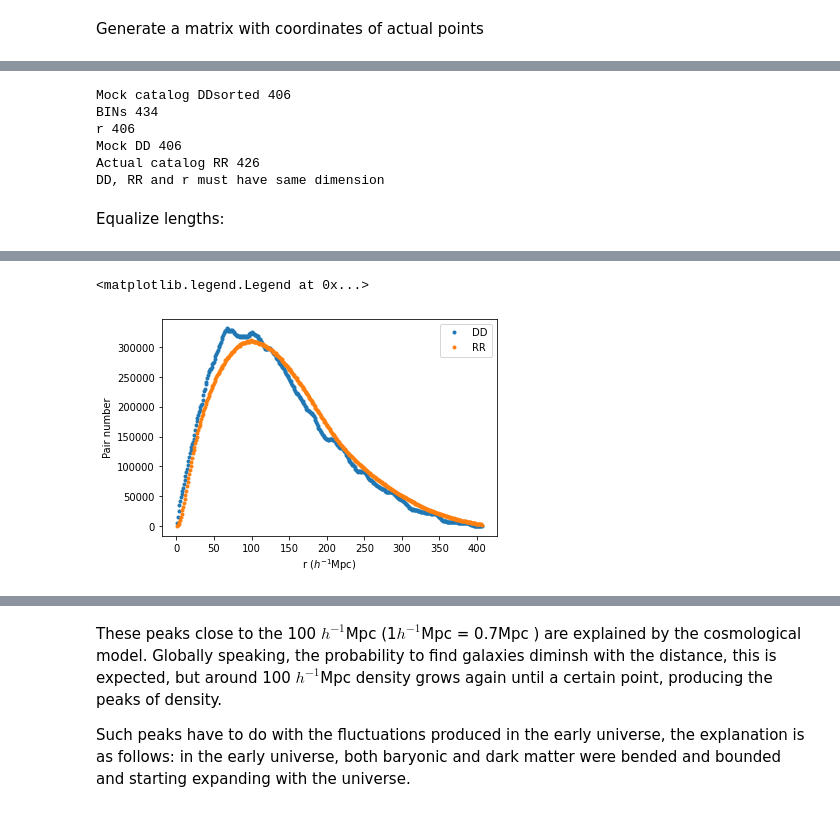
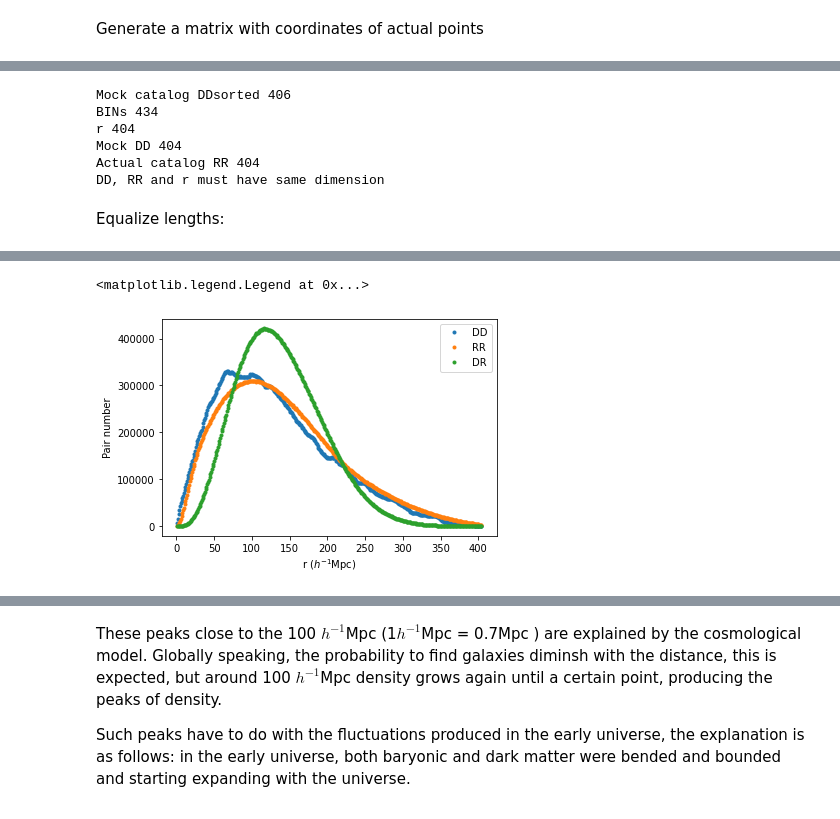
Before and after one commit to carlostp12/tfm, a Jupyter notebook: python/notebook/notebook-sdss.ipynb, the cells around one changed output, grey strips where cells are left out. Drawn from its saved outputs; the diff is of its cells as text; code cells hidden in the pictures.

```diff
--- a/python/notebook/notebook-sdss.ipynb
+++ b/python/notebook/notebook-sdss.ipynb
@@ -219,28 +243,37 @@ bins = np.arange(min_dist, max_dist, dr)  # generamos intérvalos de distancia
 
 digitized = None
 digitized_cat = None
+distances_lan = None
 distances = None
 
 for i in range(len(p)):
     distances =     np.array([euclidean(p[i], p[j])         for j in range(i+1, len(p))])
     distances_cat = np.array([euclidean(p_cat[i], p_cat[j]) for j in range(i+1, len(p))])
+    distances_lan = np.array([ (euclidean(p[i], p_cat[j]) + euclidean(p[j], p_cat[i]))/2  for j in range(i+1, len(p))])
+    #distances_lan = np.array([ (euclidean(p[i], p_cat[j]) + euclidean(p[j], p_cat[i]))
+    #            for j in range(i+1, len(p))])
     #print(distances[i])
     digitized = np.digitize(distances, bins)          # colocamos cada distancia a su intérvalo
     digitized_cat = np.digitize(distances_cat, bins)
+    digitized_lan = np.digitize(distances_lan, bins)
 
     if i == 0:
         DDc = Counter(digitized)       # utilizamos Counter para contar cuantas distancias hay iguales
         RRc = Counter(digitized_cat)
+        DRc = Counter(digitized_lan)
     else:
         DDc.update(digitized)          # actualizamos contadores
         RRc.update(digitized_cat)
+        DRc.update(digitized_lan)
 
 # Ordenamos DDc i RRc
 DDsorted = {k: v for k, v in sorted(DDc.items())}
 RRsorted = {k: v for k, v in sorted(RRc.items())}
+DRsorted = {k: v for k, v in sorted(DRc.items())}
 
 # Lo pasamos a listas
 r = list(DDsorted.keys())     # distancia
 DD = list(DDsorted.values())  # número de pares del catálogo real
 RR = list(RRsorted.values())  # número de pares del catálogo simulado
+DR = list(DRsorted.values())  # número de pares del catálogo simulado
 # %% [output]
@@ -255,23 +288,28 @@ print("DD, RR and r must have same dimension")
 # %% [output]
 Mock catalog DDsorted 406
 BINs 434
-r 406
-Mock DD 406
-Actual catalog RR 426
+r 404
+Mock DD 404
+Actual catalog RR 404
 DD, RR and r must have same dimension
 # %% [markdown]
 Equalize lengths:
 # %%
-if len(RR) <  len(DD):
-    for i in list(range(len(DD)- len(RR))):
+minimal = min(len(DD),len(RR), len(DR))
+
+if minimal <  len(DD):
+    for i in list(range(len(DD)- minimal)):
         DD.pop()
         r.pop()
-if len(DD) <  len(RR):
-    for i in list(range(len(RR)- len(DD))):
+if minimal <  len(RR):
+    for i in list(range(len(RR)- minimal)):
         RR.pop()
-#if len(DD) <  len(DR):
-#    for i in list(range(len(DR)- len(DD))):
-#        DR.pop()
+if minimal <  len(r):
+    for i in list(range(len(r)- minimal)):
+        r.pop()
+if minimal <  len(DR):
+    for i in list(range(len(DR)- minimal)):
+        DR.pop()
 # %%
 #r.pop()
 #DD.pop()
@@ -281,7 +319,7 @@ if len(DD) <  len(RR):
 # Podemos ver que DD y RR son diferentes:
 plt.plot(r, DD, '.', label='DD')
 plt.plot(r, RR, '.', label='RR')
-#plt.plot(r, DR, '.', label='DR')
+plt.plot(r, DR, '.', label='DR')
 plt.xlabel(r'r ($h^{-1}$Mpc)')
 plt.ylabel('Pair number')
 plt.legend()
@@ -290,3 +328,3 @@ Wall time: 44 ms
 <matplotlib.legend.Legend at 0x...>
-[figure, old version]
+[figure, new version]
 # %%
```
Also changed, not shown: parts of 6 cells of this notebook, 1 other file.
